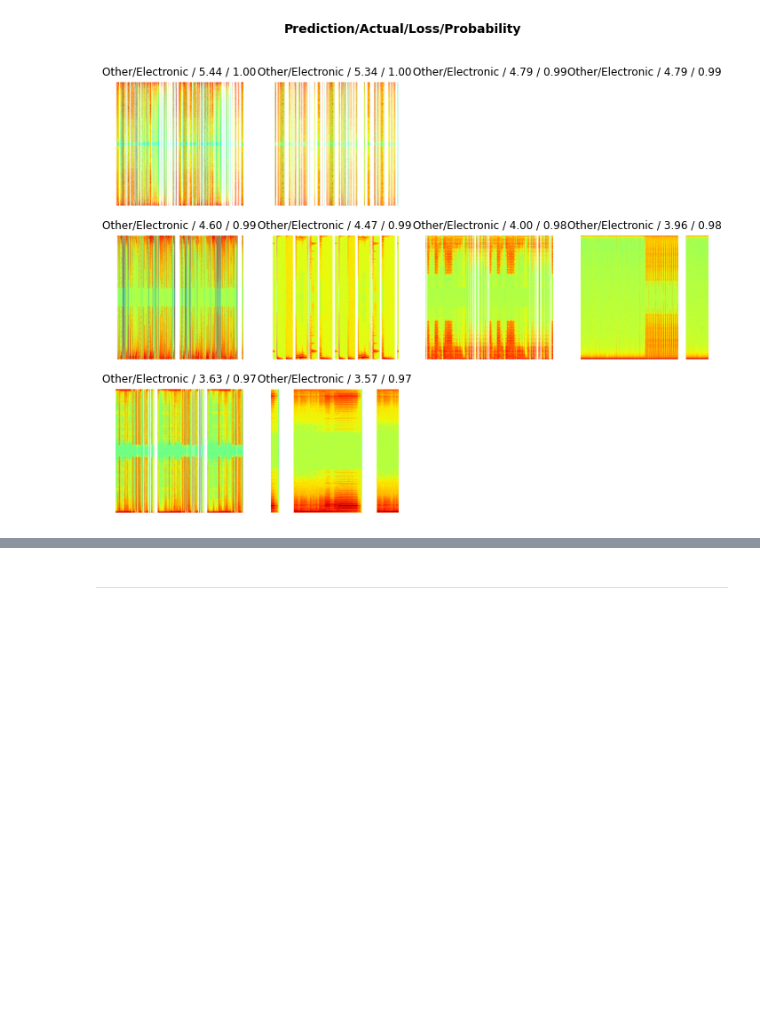
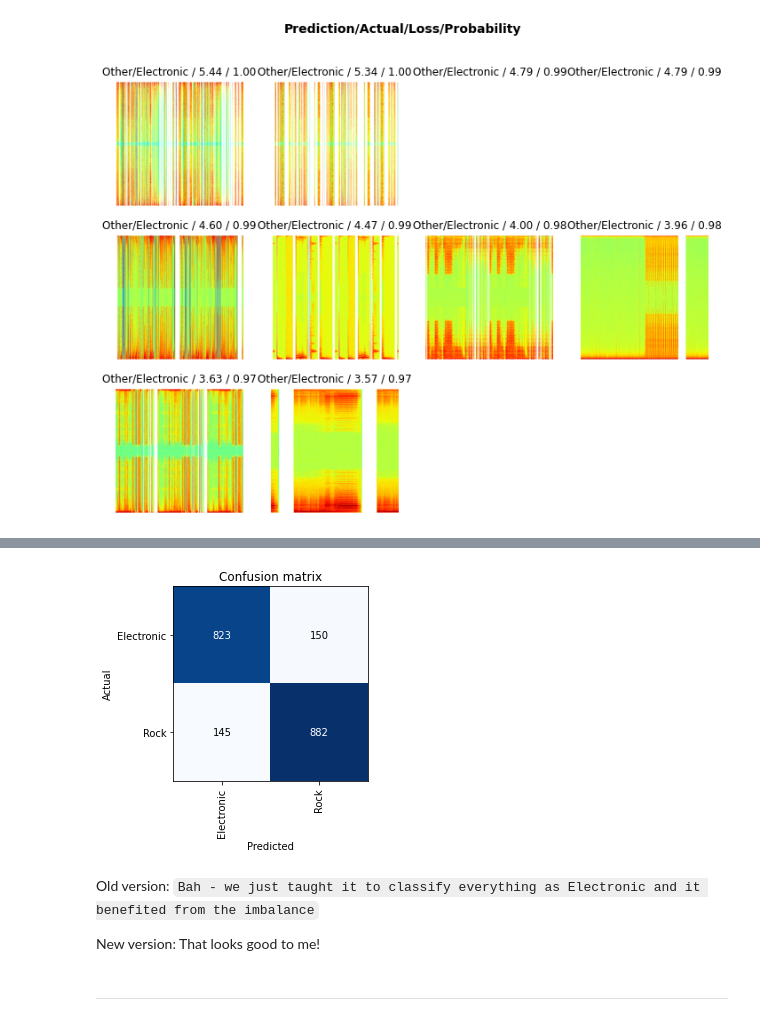
Before and after one commit to amunchet/cormorant, a Jupyter notebook: phase_two/Cormorant.ipynb, the cells around one changed output, grey strips where cells are left out. Saved outputs shown, nothing was run; the diff lists cells and outputs as text; code cells hidden in the pictures; blank space fills up the shorter version.

```diff
--- a/phase_two/Cormorant.ipynb
+++ b/phase_two/Cormorant.ipynb
@@ -551,0 +653,2 @@ interp.plot_top_losses(10)
+# %%
+interp = ClassificationInterpretation.from_learner(learn, ds_idx=2)
@@ -552,3 +657,11 @@ interp.plot_top_losses(10)
+# %%
+interp.plot_confusion_matrix()
+# %% [output]
+[figure, added]
+# %% [markdown]
+Old version: `Bah - we just taught it to classify everything as Electronic and it benefited from the imbalance`
+
+New version: That looks good to me!
 # %% [markdown]
 ---
 # %% [markdown]
```
Also changed, not shown: parts of 29 cells of this notebook.
